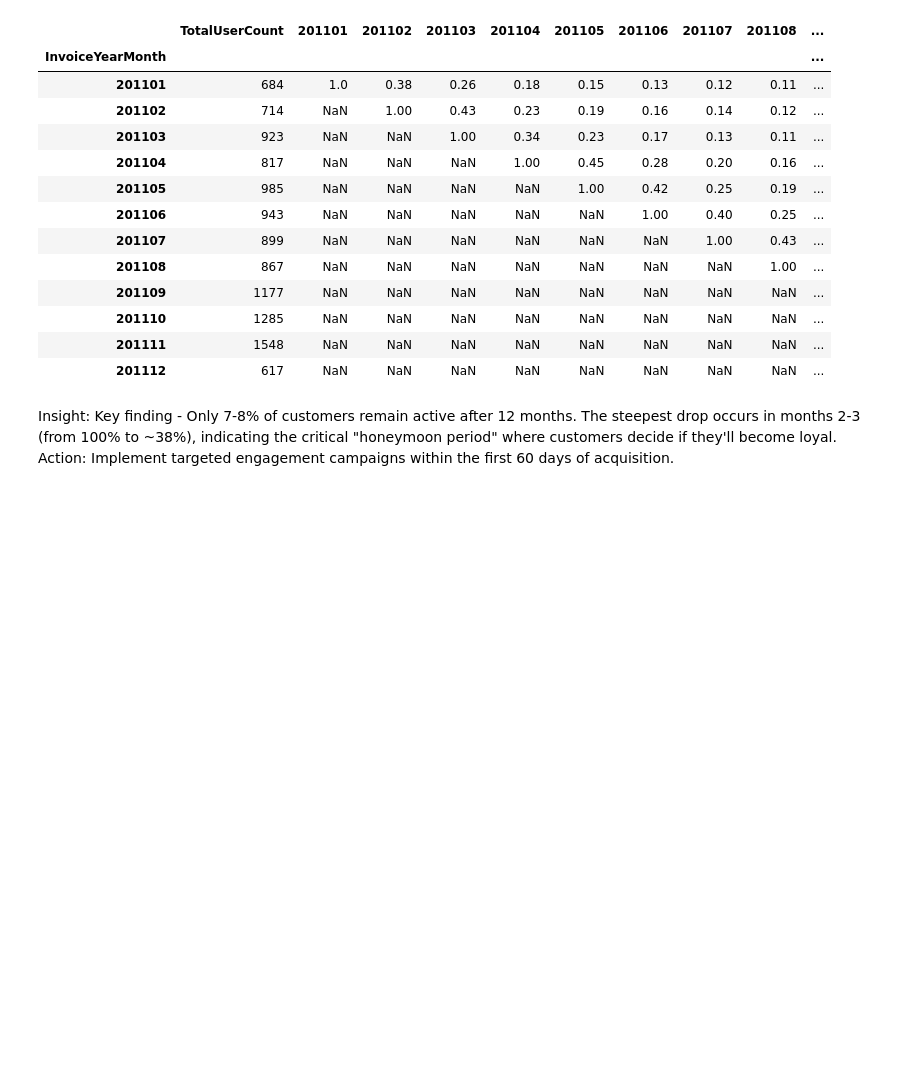
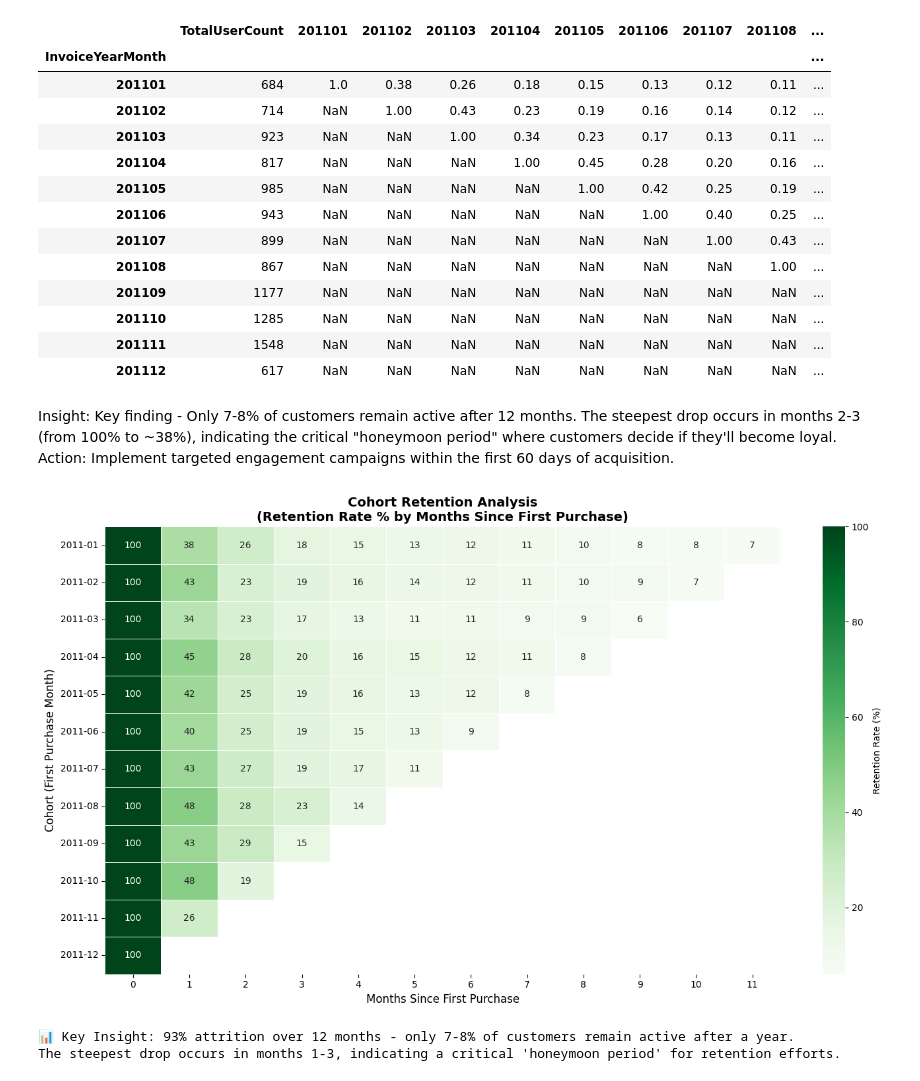
Before and after one commit to MylieMudaliyar/Sales-Marketing-Analytics-Data-Driven-Customer-Intelligence, a Jupyter notebook: 1-Revenue and User Retention Clculation/Revenue and User Retention Calculation.ipynb, the cells around one changed output. Drawn from its saved outputs; the diff is of its cells as text; code cells hidden in the pictures; blank space fills up the shorter version.

```diff
--- a/1-Revenue and User Retention Clculation/Revenue and User Retention Calculation.ipynb
+++ b/1-Revenue and User Retention Clculation/Revenue and User Retention Calculation.ipynb
@@ -523,3 +508,56 @@ df_retention
 | 201112 | 617 | NaN | NaN | NaN | NaN | NaN | NaN | NaN | NaN | ... |
 # %% [markdown]
 Insight: Key finding - Only 7-8% of customers remain active after 12 months. The steepest drop occurs in months 2-3 (from 100% to ~38%), indicating the critical "honeymoon period" where customers decide if they'll become loyal. Action: Implement targeted engagement campaigns within the first 60 days of acquisition.
+# %%
+# Create cohort heatmap with months since first purchase
+# Transform the retention data for heatmap visualization
+
+# Get the month columns (excluding TotalUserCount)
+month_cols = [col for col in df_retention.columns if col != 'TotalUserCount']
+
+# Create a new dataframe with months since first purchase (0, 1, 2, ... 12)
+cohort_data = []
+for i, cohort_month in enumerate(months):
+    row_data = {}
+    row_data['Cohort'] = str(cohort_month)[:4] + '-' + str(cohort_month)[4:]  # Format as YYYY-MM
+
+    # For each cohort, map the retention values to "months since first purchase"
+    for j, month in enumerate(months):
+        months_since = j - i
+        if months_since >= 0:
+            col_name = months_since
+            row_data[col_name] = df_retention.loc[cohort_month, month] * 100 if not pd.isna(df_retention.loc[cohort_month, month]) else np.nan
+    cohort_data.append(row_data)
+
+df_cohort_heatmap = pd.DataFrame(cohort_data)
+df_cohort_heatmap = df_cohort_heatmap.set_index('Cohort')
+
+# Rename columns to be more descriptive
+df_cohort_heatmap.columns = [f'{col}' for col in df_cohort_heatmap.columns]
+
+# Create the heatmap
+plt.figure(figsize=(14, 8))
+sns.heatmap(
+    df_cohort_heatmap,
+    annot=True,
+    fmt='.0f',
+    cmap='Greens',
+    linewidths=0.5,
+    linecolor='white',
+    cbar_kws={'label': 'Retention Rate (%)'},
+    mask=df_cohort_heatmap.isna()
+)
+
+plt.title('Cohort Retention Analysis\n(Retention Rate % by Months Since First Purchase)', fontsize=14, fontweight='bold')
+plt.xlabel('Months Since First Purchase', fontsize=12)
+plt.ylabel('Cohort (First Purchase Month)', fontsize=12)
+plt.tight_layout()
+plt.savefig('cohort_retention_heatmap.png', dpi=150, bbox_inches='tight')
+plt.show()
+
+print("\n📊 Key Insight: 93% attrition over 12 months - only 7-8% of customers remain active after a year.")
+print("The steepest drop occurs in months 1-3, indicating a critical 'honeymoon period' for retention efforts.")
+# %% [output]
+[figure, added]
+📊 Key Insight: 93% attrition over 12 months - only 7-8% of customers remain active after a year.
+The steepest drop occurs in months 1-3, indicating a critical 'honeymoon period' for retention efforts.
```
Also changed, not shown: parts of 17 cells of this notebook, 17 other files.
